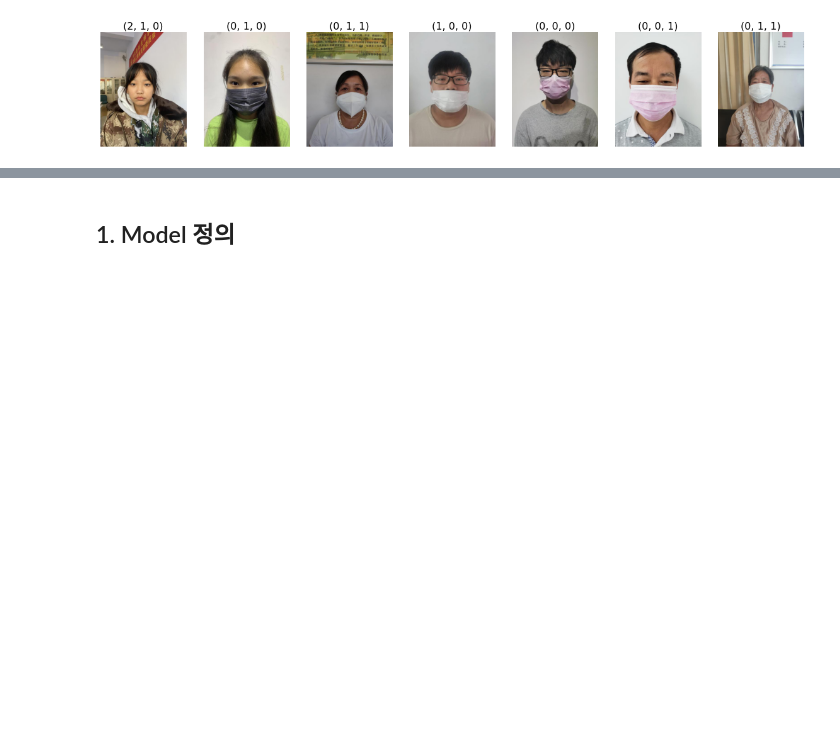
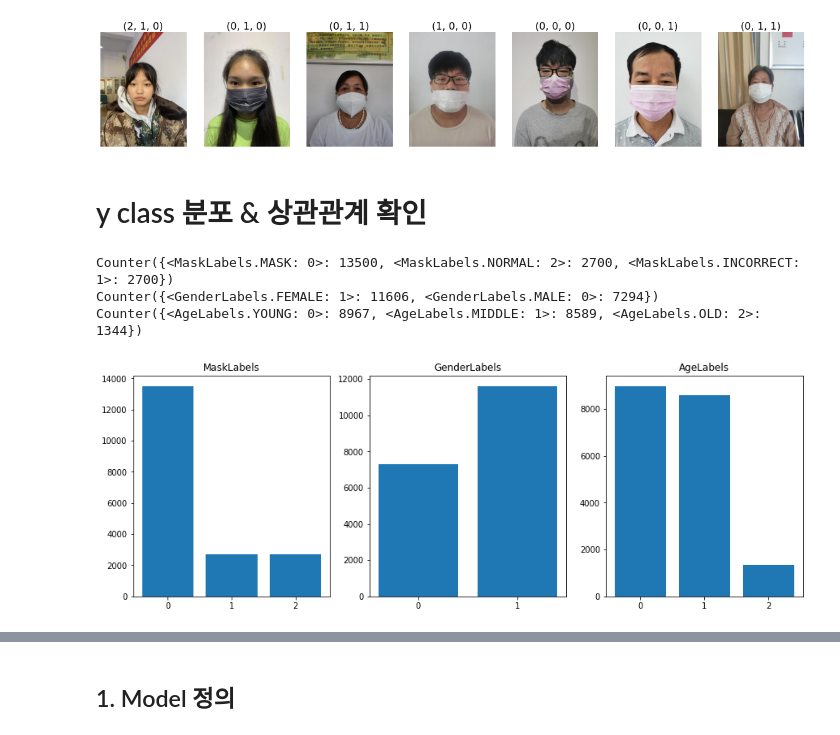
Before and after one commit to Junejae/level1-image-classification-level1-nlp-06, a Jupyter notebook: special_mission/hyunah/sample_submission.ipynb, the cells around one changed output, grey strips where cells are left out. Saved outputs shown, nothing was run; the diff lists cells and outputs as text; code cells hidden in the pictures; blank space fills up the shorter version.

```diff
--- a/special_mission/hyunah/sample_submission.ipynb
+++ b/special_mission/hyunah/sample_submission.ipynb
@@ -79,3 +82,21 @@ show_images(ds, indexs, 1, len(indexs)) # ColorJitter(0.1, 0.7, 0, 0.1)
 show_images(ds, indexs, 1, len(indexs)) # ColorJitter(0.1, 0.7, 1, 0.1)
 # %% [output]
 [figure]
+# %% [markdown]
+# y class 분포 & 상관관계 확인
+# %%
+plt.figure(figsize=(20,5))
+
+plot_name = ['MaskLabels', 'GenderLabels', 'AgeLabels']
+for i, data in enumerate([ds.mask_labels, ds.gender_labels, ds.age_labels]):
+    data = Counter(data)
+    print(data)
+
+    plt.subplot(1, 4, i+1)
+    plt.bar(data.keys(), data.values(), tick_label=[*data.keys()])
+    plt.title(plot_name[i]);
+# %% [output]
+Counter({<MaskLabels.MASK: 0>: 13500, <MaskLabels.NORMAL: 2>: 2700, <MaskLabels.INCORRECT: 1>: 2700})
+Counter({<GenderLabels.FEMALE: 1>: 11606, <GenderLabels.MALE: 0>: 7294})
+Counter({<AgeLabels.YOUNG: 0>: 8967, <AgeLabels.MIDDLE: 1>: 8589, <AgeLabels.OLD: 2>: 1344})
+[figure, added]
```
Also changed, not shown: parts of 24 cells of this notebook.
